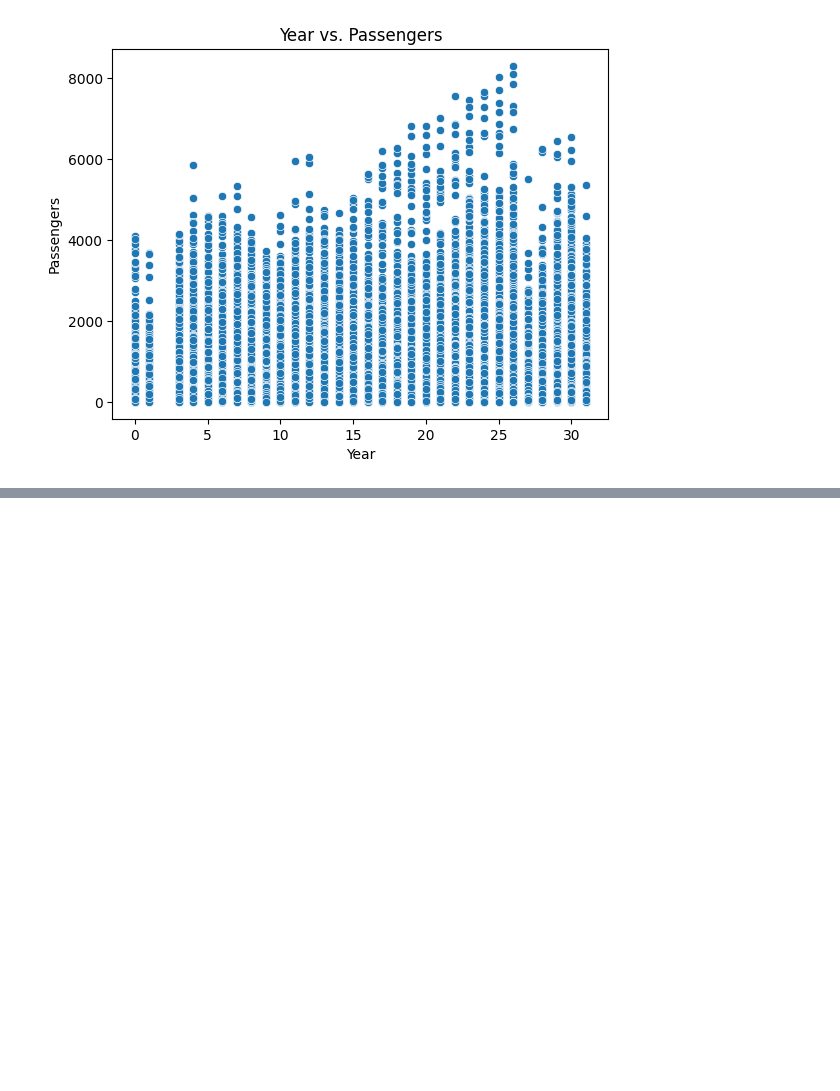
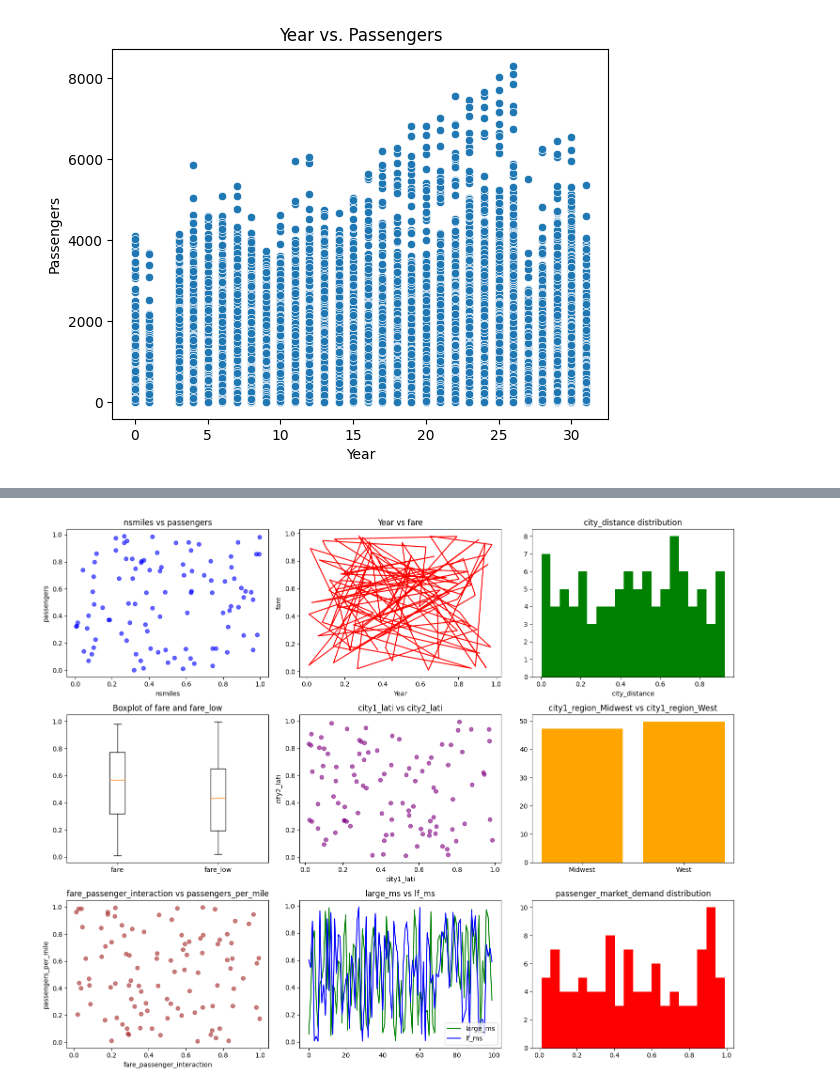
Before and after one commit to ashtonmcox/CDC, a Jupyter notebook: new_feature_plots.ipynb, the cells around one changed output, grey strips where cells are left out. Saved outputs shown, nothing was run; the diff lists cells and outputs as text; code cells hidden in the pictures; blank space fills up the shorter version.

Commit message:
new plots

```diff
--- a/new_feature_plots.ipynb
+++ b/new_feature_plots.ipynb
@@ -44,0 +46,77 @@ TypeError: can only concatenate str (not "int") to str
+# %%
+import matplotlib.pyplot as plt
+import pandas as pd
+import numpy as np
+
+# Sample data creation for illustration (normally, we'd use real data)
+features = ['Year', 'citymarketid_1', 'citymarketid_2', 'nsmiles', 'passengers',
+       'fare', 'large_ms', 'fare_lg', 'lf_ms', 'fare_low', 'city1_lati',
+       'city1_long', 'city2_lati', 'city2_long', 'airportid_1_encoded',
+       'airportid_2_encoded', 'fare_passenger_interaction', 'city_distance',
+       'fare_diff_lg_low', 'fare_low_lf_ms_interaction',
+       'citymarketid_1_encoded', 'citymarketid_2_encoded', 'large_ms_std',
+       'lf_ms_std', 'passengers_per_mile', 'passenger_market_demand',
+       'miles/passenger', 'city1_popularity', 'city2_popularity',
+       'nmiles/popularity1', 'city1_region_Midwest', 'city1_region_Northeast',
+       'city1_region_Other', 'city1_region_South', 'city1_region_West',
+       'city2_region_Midwest', 'city2_region_Northeast', 'city2_region_Other',
+       'city2_region_South', 'city2_region_West']
+
+# Create a fake DataFrame with random values for these features for demonstration
+np.random.seed(42)  # For reproducible results
+data = pd.DataFrame(np.random.rand(100, len(features)), columns=features)
+
+# Plotting some of the main features for visualization
+fig, axs = plt.subplots(3, 3, figsize=(15, 12))
+
+# Scatter plot between 'nsmiles' and 'passengers'
+axs[0, 0].scatter(data['nsmiles'], data['passengers'], alpha=0.6, color='b')
+axs[0, 0].set_title('nsmiles vs passengers')
+axs[0, 0].set_xlabel('nsmiles')
+axs[0, 0].set_ylabel('passengers')
+
+# Line plot for 'fare' over 'Year'
+axs[0, 1].plot(data['Year'], data['fare'], color='r')
+axs[0, 1].set_title('Year vs fare')
+axs[0, 1].set_xlabel('Year')
+axs[0, 1].set_ylabel('fare')
+
+# Histogram of 'city_distance'
+axs[0, 2].hist(data['city_distance'], bins=20, color='g')
+axs[0, 2].set_title('city_distance distribution')
+axs[0, 2].set_xlabel('city_distance')
+
+# Boxplot of 'fare' and 'fare_low'
+axs[1, 0].boxplot([data['fare'], data['fare_low']], labels=['fare', 'fare_low'])
+axs[1, 0].set_title('Boxplot of fare and fare_low')
+
+# Scatter plot between 'city1_lati' and 'city2_lati'
+axs[1, 1].scatter(data['city1_lati'], data['city2_lati'], alpha=0.6, color='purple')
+axs[1, 1].set_title('city1_lati vs city2_lati')
+axs[1, 1].set_xlabel('city1_lati')
+axs[1, 1].set_ylabel('city2_lati')
+
+# Bar plot for 'city1_region_Midwest' and 'city1_region_West'
+axs[1, 2].bar(['Midwest', 'West'], [data['city1_region_Midwest'].sum(), data['city1_region_West'].sum()], color='orange')
+axs[1, 2].set_title('city1_region_Midwest vs city1_region_West')
+
+# Scatter plot for 'fare_passenger_interaction' vs 'passengers_per_mile'
+axs[2, 0].scatter(data['fare_passenger_interaction'], data['passengers_per_mile'], alpha=0.6, color='brown')
+axs[2, 0].set_title('fare_passenger_interaction vs passengers_per_mile')
+axs[2, 0].set_xlabel('fare_passenger_interaction')
+axs[2, 0].set_ylabel('passengers_per_mile')
+
+# Line plot of 'large_ms' and 'lf_ms' over index
+axs[2, 1].plot(data.index, data['large_ms'], label='large_ms', color='green')
+axs[2, 1].plot(data.index, data['lf_ms'], label='lf_ms', color='blue')
+axs[2, 1].set_title('large_ms vs lf_ms')
+axs[2, 1].legend()
+
+# Histogram for 'passenger_market_demand'
+axs[2, 2].hist(data['passenger_market_demand'], bins=20, color='red')
+axs[2, 2].set_title('passenger_market_demand distribution')
+
+plt.tight_layout()
+plt.show()
+# %% [output]
+[figure, added]
```
Also changed, not shown: parts of 1 cell of this notebook.
